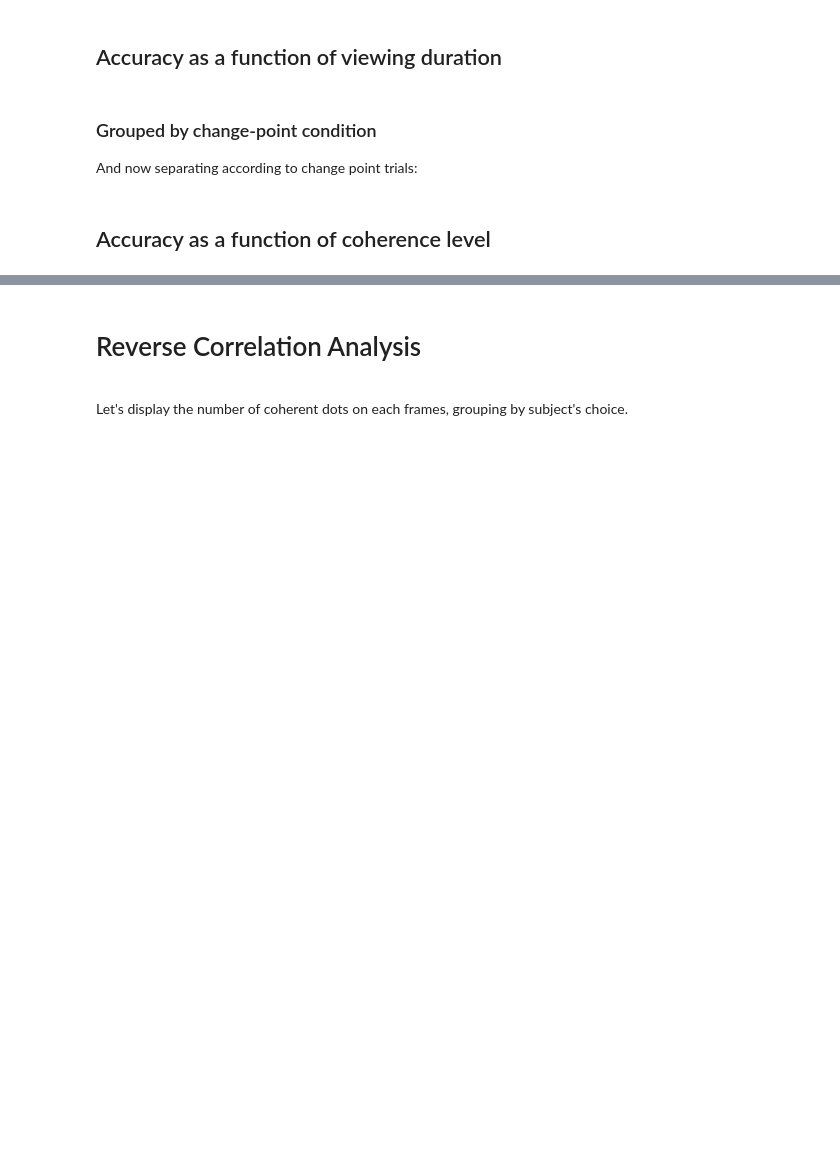
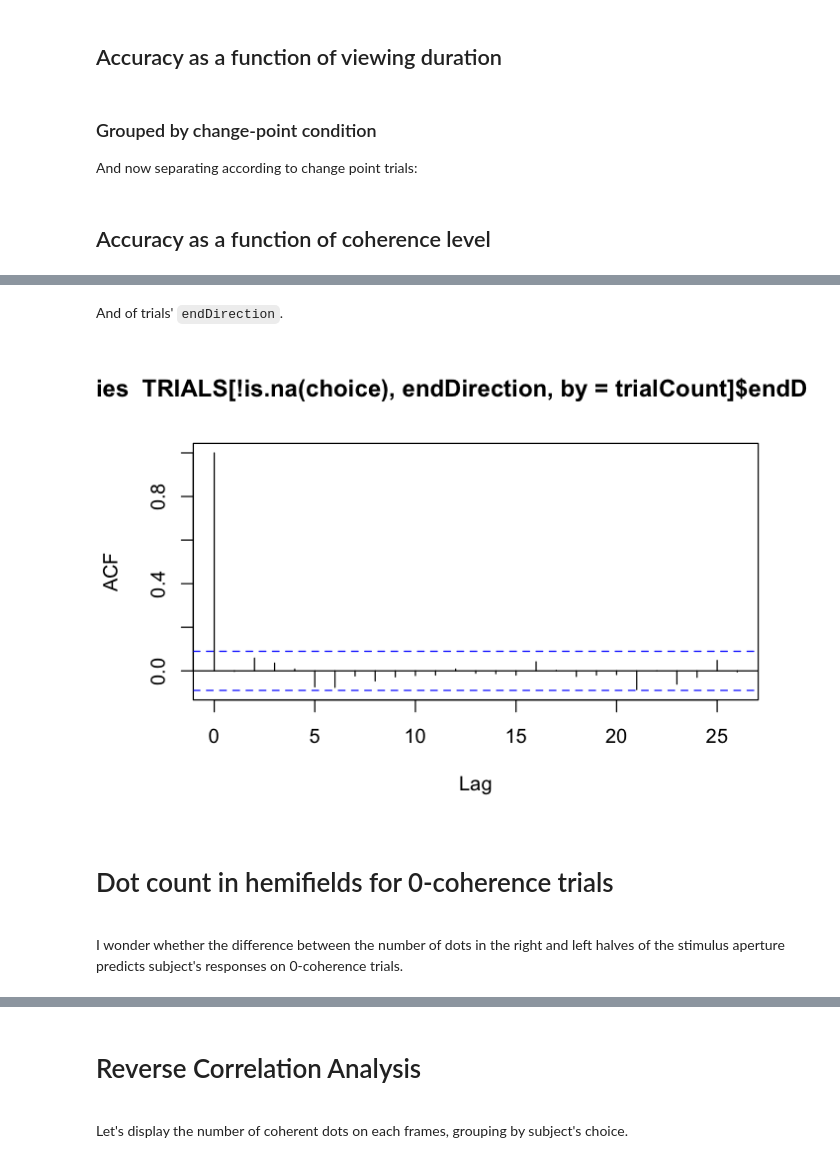
Before and after one commit to TheGoldLab/Analysis_SingleCP_DotsReversal, a Jupyter notebook: Jupyter/pilot11.ipynb, the cells around one changed output, grey strips where cells are left out. Saved outputs shown, nothing was run; the diff lists cells and outputs as text; code cells hidden in the pictures; blank space fills up the shorter version.

```diff
--- a/Jupyter/pilot11.ipynb
+++ b/Jupyter/pilot11.ipynb
@@ -711,0 +757,11 @@ ggplot(accCoh, aes(x=coherence, y=accuracy)) +
+# %% [markdown]
+And of trials' `endDirection`.
+# %%
+acf(TRIALS[!is.na(choice), endDirection, by=trialCount]$endDirection)
+# %% [output]
+[figure, added]
+# %% [markdown]
+# Dot count in hemifields for 0-coherence trials
+<a id='dotcount'></a>
+# %% [markdown]
+I wonder whether the difference between the number of dots in the right and left halves of the stimulus aperture predicts subject's responses on 0-coherence trials.
```
Also changed, not shown: parts of 13 cells of this notebook.
